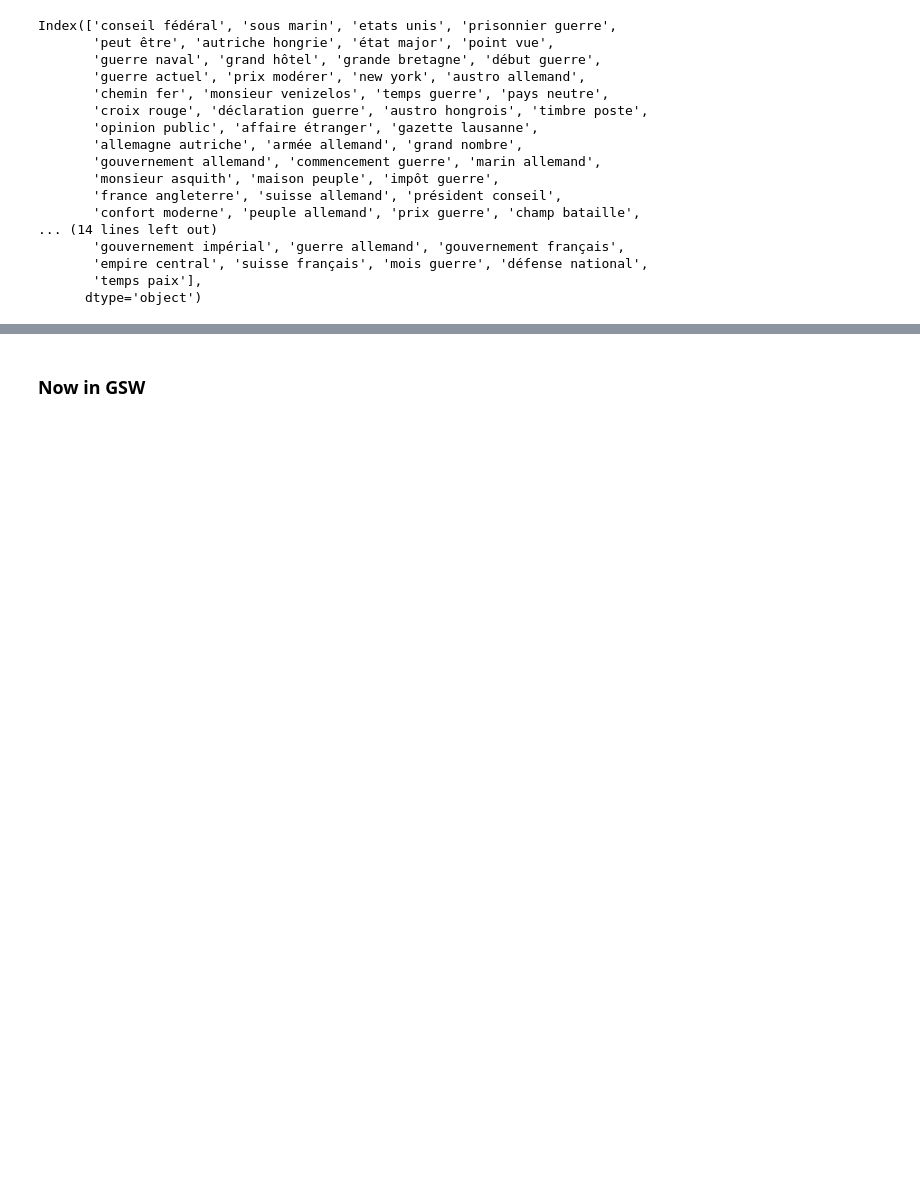
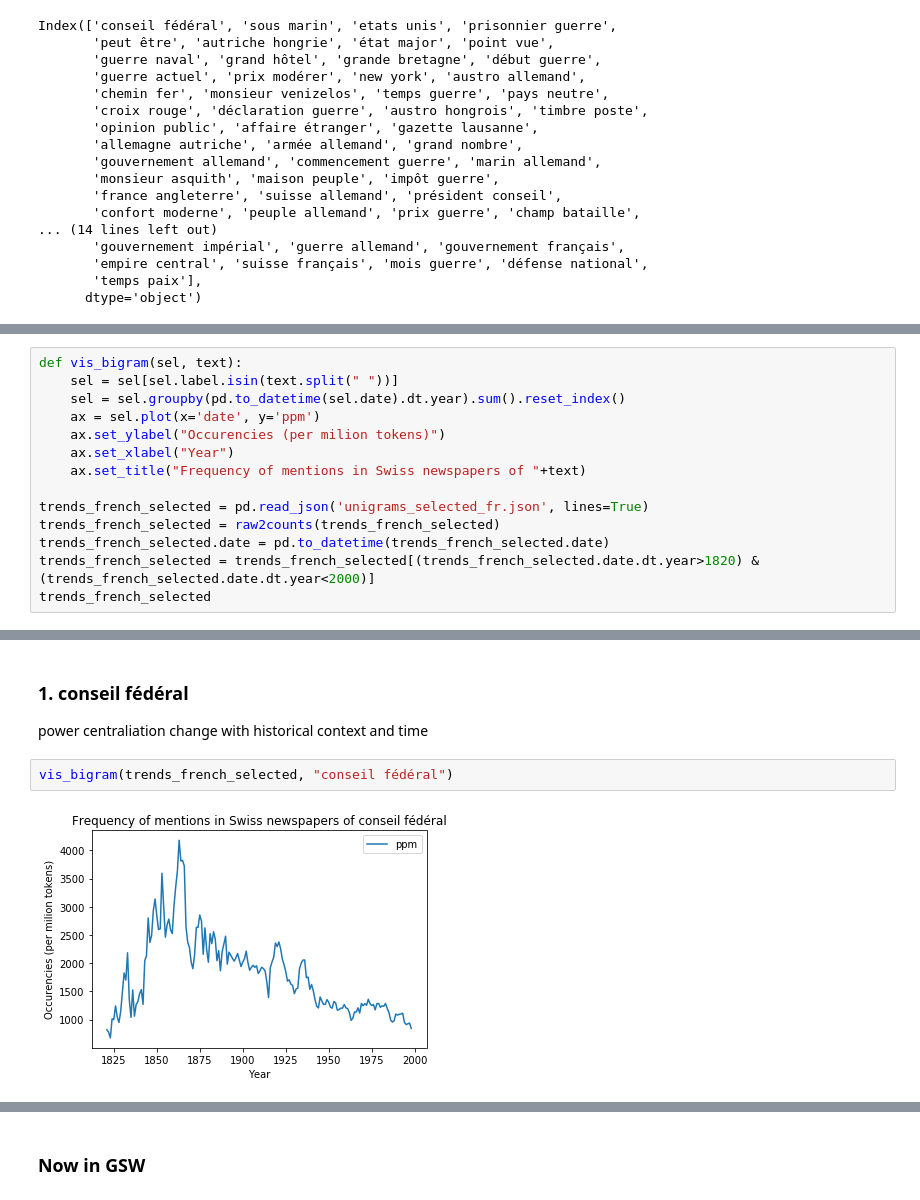
Before and after one commit to ludovicaschaerf/H-D_Project, a Jupyter notebook: newspapers_propaganda/propaganda.ipynb, the cells around one changed output, grey strips where cells are left out. Cells and saved outputs as stored; diff of their text form; blank space fills up the shorter version.

```diff
--- a/newspapers_propaganda/propaganda.ipynb
+++ b/newspapers_propaganda/propaganda.ipynb
@@ -180,0 +208,14 @@ Index(['conseil fédéral', 'sous marin', 'etats unis', 'prisonnier guerre',
+# %%
+def vis_bigram(sel, text):
+    sel = sel[sel.label.isin(text.split(" "))]
+    sel = sel.groupby(pd.to_datetime(sel.date).dt.year).sum().reset_index()
+    ax = sel.plot(x='date', y='ppm')
+    ax.set_ylabel("Occurencies (per milion tokens)")
+    ax.set_xlabel("Year")
+    ax.set_title("Frequency of mentions in Swiss newspapers of "+text)
+
+trends_french_selected = pd.read_json('unigrams_selected_fr.json', lines=True)
+trends_french_selected = raw2counts(trends_french_selected)
+trends_french_selected.date = pd.to_datetime(trends_french_selected.date)
+trends_french_selected = trends_french_selected[(trends_french_selected.date.dt.year>1820) & (trends_french_selected.date.dt.year<2000)]
+trends_french_selected
@@ -180,0 +236,7 @@ Index(['conseil fédéral', 'sous marin', 'etats unis', 'prisonnier guerre',
+# %% [markdown]
+### 1. conseil fédéral
+power centraliation change with historical context and time
+# %%
+vis_bigram(trends_french_selected, "conseil fédéral")
+# %% [output]
+[figure, added]
```
Also changed, not shown: parts of 29 cells of this notebook, 4 other files.
